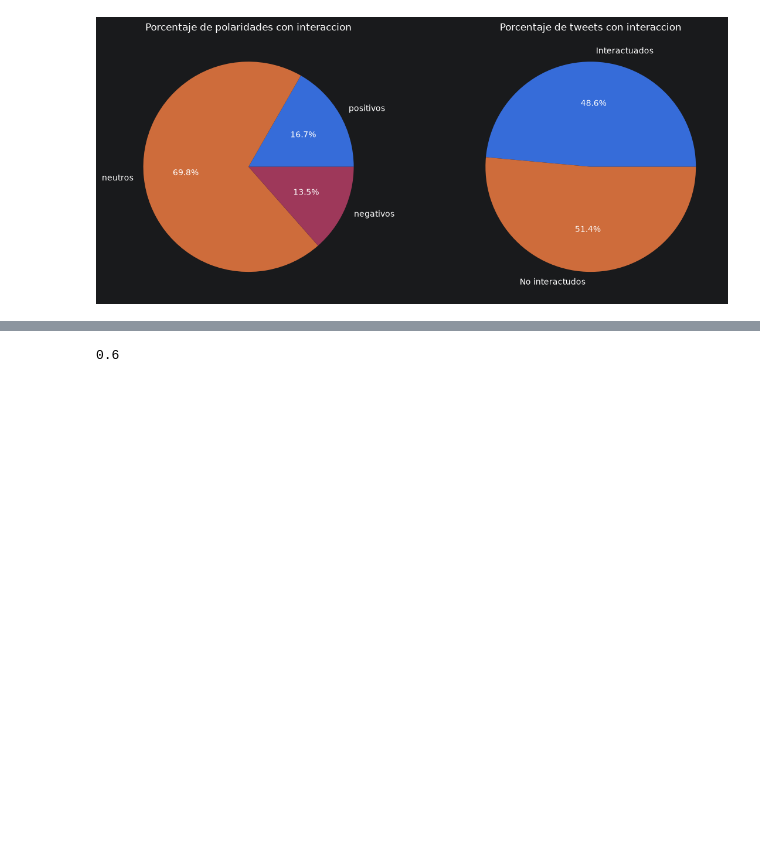
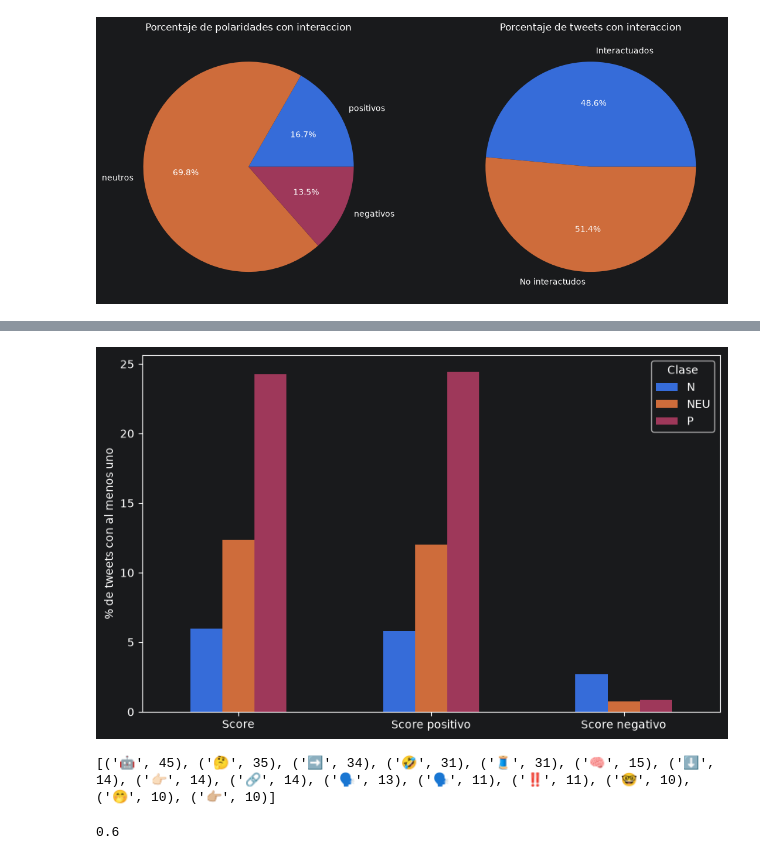
Before and after one commit to LucasFis/Tp_tweets, a Jupyter notebook: Tp_tweets.ipynb, the cells around one changed output, grey strips where cells are left out. Drawn from its saved outputs; the diff is of its cells as text; code cells hidden in the pictures; blank space fills up the shorter version.

```diff
--- a/Tp_tweets.ipynb
+++ b/Tp_tweets.ipynb
@@ -215,3 +220,27 @@ df.head()
 | 2 | MENCION Lo disruptivo es que tras... | NEU | 1 | 0 | 685 | 851 | ... |
 | 3 | MENCION ¿"Prohibición del uso com... | N | 0 | 0 | 4877 | 538 | ... |
 | 4 | MENCION Cómo se está estudiando p... | NEU | 0 | 0 | 15936 | 2395 | ... |
+# %%
+import emoji
+from emosent import get_emoji_sentiment_rank
+
+def emoji_features(text):
+    scores = []
+    for e in emoji.emoji_list(str(text)):
+        try:
+            rank = get_emoji_sentiment_rank(e["emoji"])
+        except KeyError:
+            rank = None
+        if rank is not None:
+            scores.append(rank["sentiment_score"])
+    if not scores:
+        return 0.0, 0, 0
+    return (
+        sum(scores) / len(scores),
+        sum(s > 0.1 for s in scores),
+        sum(s < -0.1 for s in scores),
+    )
+
+df[["emoji_score", "emoji_pos", "emoji_neg"]] = df["text"].apply(
+    lambda t: pd.Series(emoji_features(t))
+)
@@ -217,0 +272,32 @@ df.head()
+# %%
+cols = {
+    "emoji_score": "Score",
+    "emoji_pos": "Score positivo",
+    "emoji_neg": "Score negativo"
+}
+
+# % de tweets de cada clase que tienen al menos 1 del elemento
+pct = (df[list(cols)] > 0).groupby(df["polarity"]).mean() * 100
+pct = pct.rename(columns=cols)
+
+ax = pct.T.plot(kind="bar", figsize=(8, 5))
+ax.set_ylabel("% de tweets con al menos uno")
+ax.set_xlabel("")
+ax.tick_params(axis="x", rotation=0)
+plt.legend(title="Clase")
+plt.tight_layout()
+plt.show()
+# %% [output]
+[figure, added]
+# %%
+from collections import Counter
+
+no_encontrados = Counter()
+for t in df["text"]:
+    for e in emoji.emoji_list(str(t)):
+        if get_emoji_sentiment_rank(e["emoji"]) is None:
+            no_encontrados[e["emoji"]] += 1
+
+print(no_encontrados.most_common(15))
+# %% [output]
+[('🤖', 45), ('🤔', 35), ('➡️', 34), ('🤣', 31), ('🧵', 31), ('🧠', 15), ('⬇️', 14), ('👉🏻', 14), ('🔗', 14), ('🗣️', 13), ('🗣', 11), ('‼️', 11), ('🤓', 10), ('🤭', 10), ('👉🏼', 10)]
```
Also changed, not shown: parts of 14 cells of this notebook.
